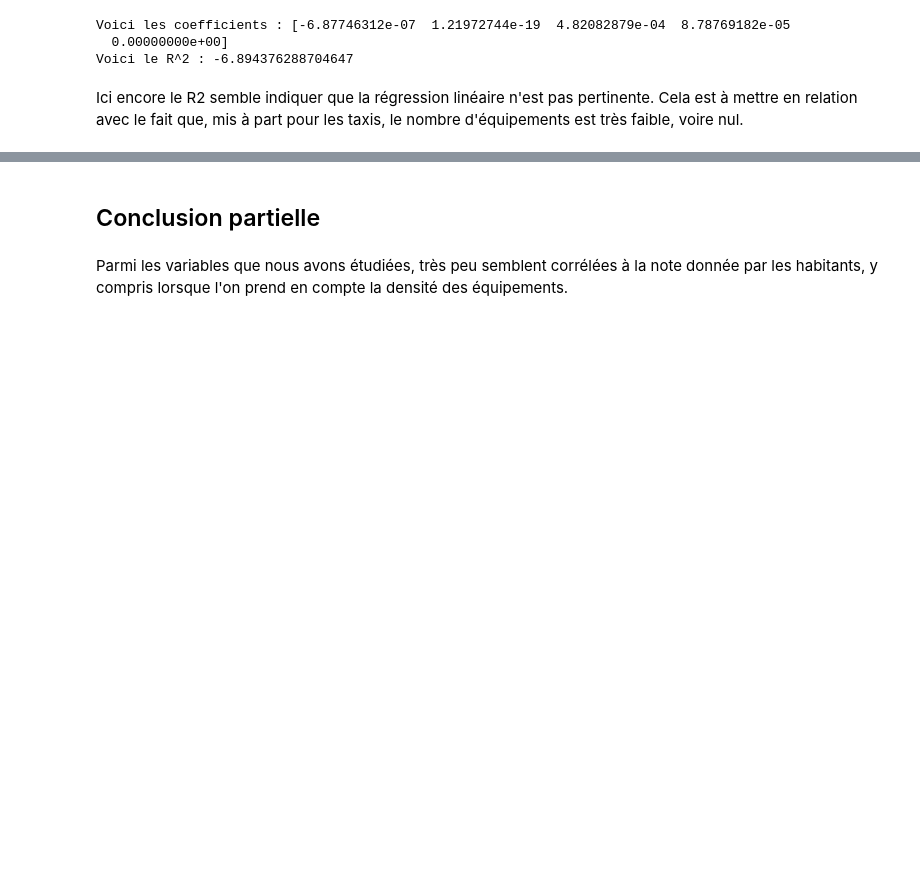
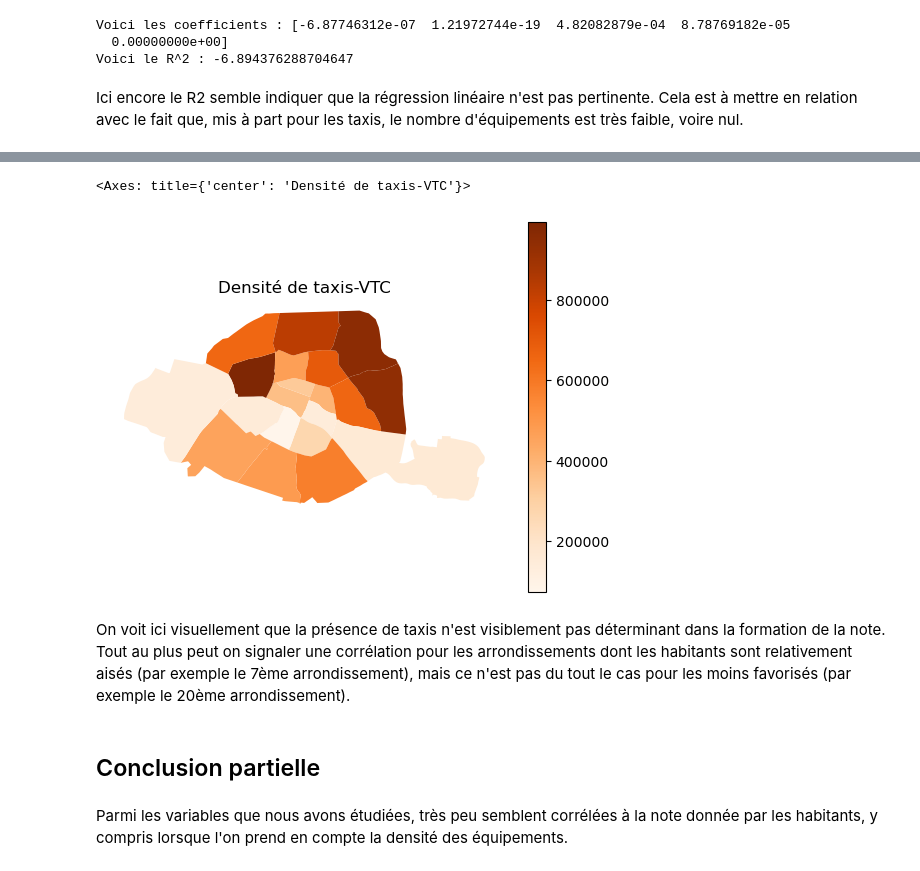
Before and after one commit to solenemoro/Projet_Python_2AENSAE, a Jupyter notebook: Equipements.ipynb, the cells around one changed output, grey strips where cells are left out. Cells and saved outputs as stored; diff of their text form; code cells hidden in the pictures; blank space fills up the shorter version.

```diff
--- a/Equipements.ipynb
+++ b/Equipements.ipynb
@@ -613,3 +635,14 @@ Ici encore le R2 semble indiquer que la régression linéaire n'est pas pertinen
+# %%
+carte_taxis = Arrondissements_bis.plot(
+    column = "Taxis", cmap="Oranges", legend=True)
+carte_taxis.set_axis_off()
+carte_taxis.set_title("Densité de taxis-VTC")
+carte_taxis
+# %% [output]
+<Axes: title={'center': 'Densité de taxis-VTC'}>
+[figure, added]
+# %% [markdown]
+On voit ici visuellement que la présence de taxis n'est visiblement pas déterminant dans la formation de la note. Tout au plus peut on signaler une corrélation pour les arrondissements dont les habitants sont relativement aisés (par exemple le 7ème arrondissement), mais ce n'est pas du tout le cas pour les moins favorisés (par exemple le 20ème arrondissement).
 # %% [markdown]
 ## Conclusion partielle
 # %% [markdown]
```
Also changed, not shown: parts of 2 cells of this notebook.
